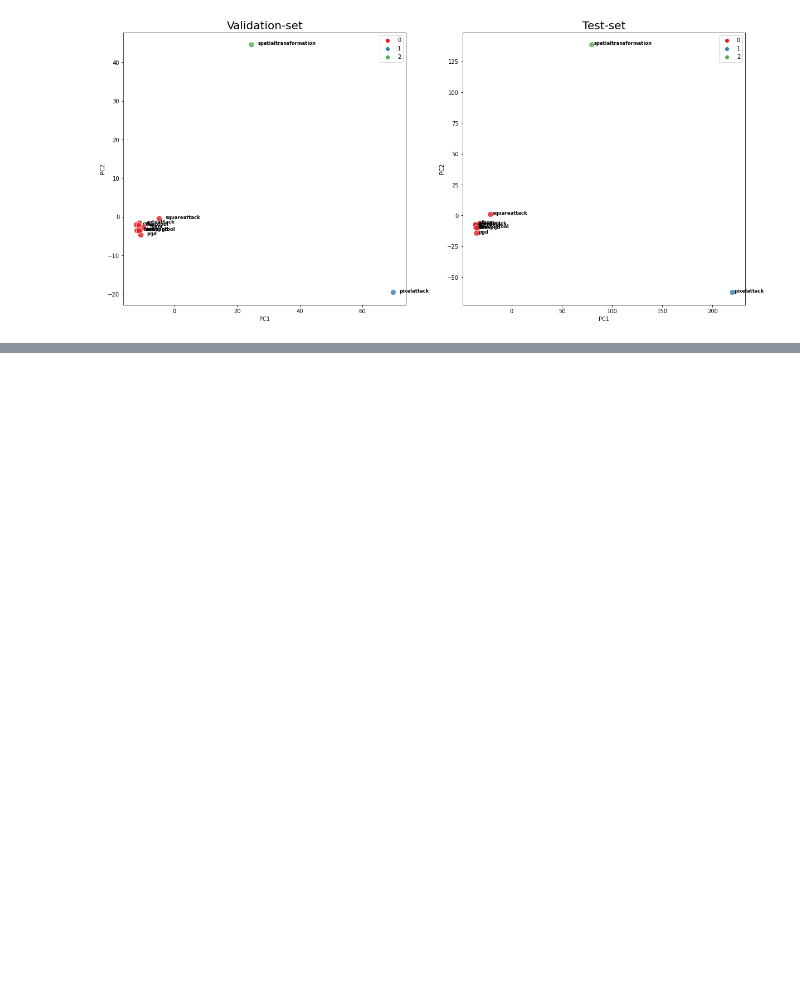
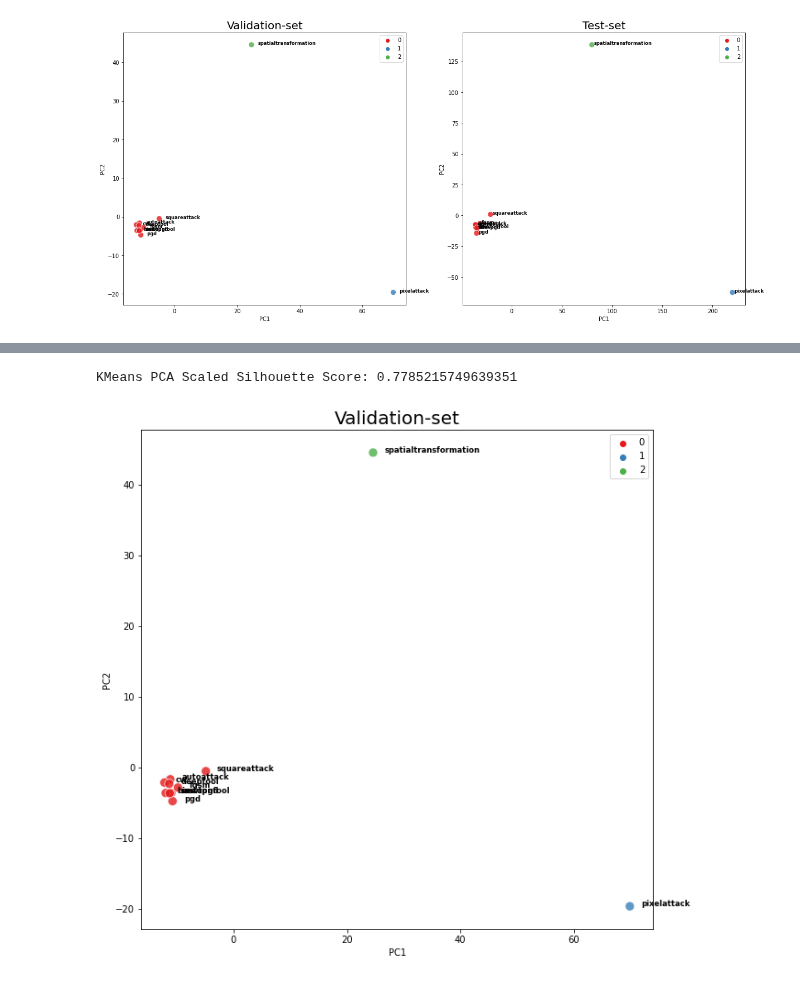
Before and after one commit to mhilmiasyrofi/attack-analysis, a Jupyter notebook: robust_overfitting/clustering-analysis-rq2.ipynb, the cells around one changed output, grey strips where cells are left out. Drawn from its saved outputs; the diff is of its cells as text; code cells hidden in the pictures; blank space fills up the shorter version.

```diff
--- a/robust_overfitting/clustering-analysis-rq2.ipynb
+++ b/robust_overfitting/clustering-analysis-rq2.ipynb
@@ -281,0 +329,32 @@ fig.savefig(path, bbox_inches='tight')
+# %%
+n_cluster = 3
+kmeans_pca_scale = KMeans(n_clusters=n_cluster, n_init=100, max_iter=500, init='k-means++', random_state=42).fit(pca_df_scale)
+print('KMeans PCA Scaled Silhouette Score: {}'.format(silhouette_score(pca_df_scale, kmeans_pca_scale.labels_, metric='euclidean')))
+labels_pca_scale = kmeans_pca_scale.labels_
+
+clusters_pca_scale = pd.concat([pca_df_scale, pd.DataFrame({'pca_clusters':labels_pca_scale})], axis=1)
+
+plt.figure(figsize = (10,10))
+p1 = sns.scatterplot(clusters_pca_scale.iloc[:,0],clusters_pca_scale.iloc[:,1], hue=labels_pca_scale, palette='Set1', s=100, alpha=0.8)
+
+if valtest :
+    title = "Validation-set"
+else :
+    title = "Test-set"
+p1.set_title(title, fontsize=20)
+
+for line in range(0,pca_df_scale.shape[0]):
+     p1.text(pca_df_scale["PC1"][line]+2, pca_df_scale["PC2"][line],
+         attacks[line], horizontalalignment='left',
+         size='small', color='black', weight='semibold')
+f = plt.legend()
+plt.show()
+
+if valtest :
+    path = "plot/at-cluster-result-val{}.png".format(valtest)
+else :
+    path = "plot/at-cluster-result-default.png"
+f.figure.savefig(path, bbox_inches='tight')
+# %% [output]
+KMeans PCA Scaled Silhouette Score: 0.7785215749639351
+[figure, added]
```
Also changed, not shown: parts of 2 cells of this notebook, 8 other files.
